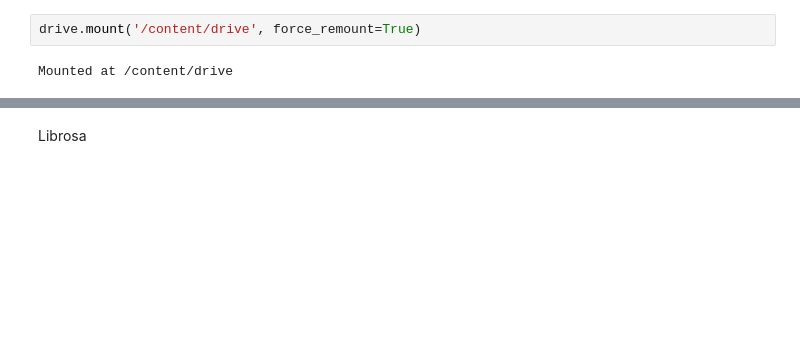
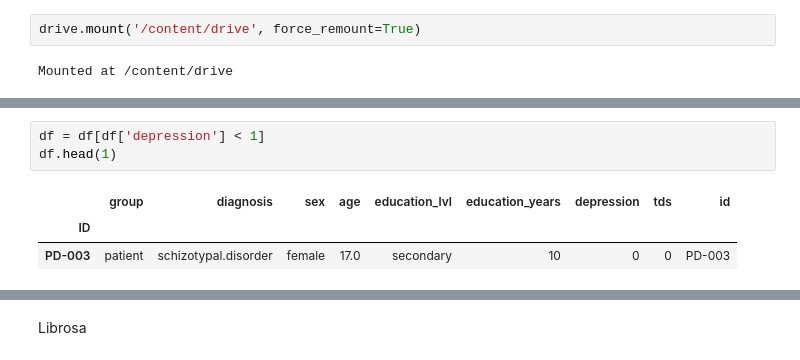
Before and after one commit to Whoami666/HSE_Lab, a Jupyter notebook: schizophrenia_est.ipynb, the cells around one changed output, grey strips where cells are left out. Saved outputs shown, nothing was run; the diff lists cells and outputs as text; blank space fills up the shorter version.

```diff
--- a/schizophrenia_est.ipynb
+++ b/schizophrenia_est.ipynb
@@ -115,0 +112,7 @@ files.download('__MACOSX/psychiatric_disorders_data.ML/information about the dat
+# %%
+df = df[df['depression'] < 1]
+df.head(1)
+# %% [output]
+|  | group | diagnosis | sex | age | education_lvl | education_years | depression | tds | id |
+| ID |  |  |  |  |  |  |  |  |  |
+| PD-003 | patient | schizotypal.disorder | female | 17.0 | secondary | 10 | 0 | 0 | PD-003 |
```
Also changed, not shown: parts of 60 cells of this notebook.
